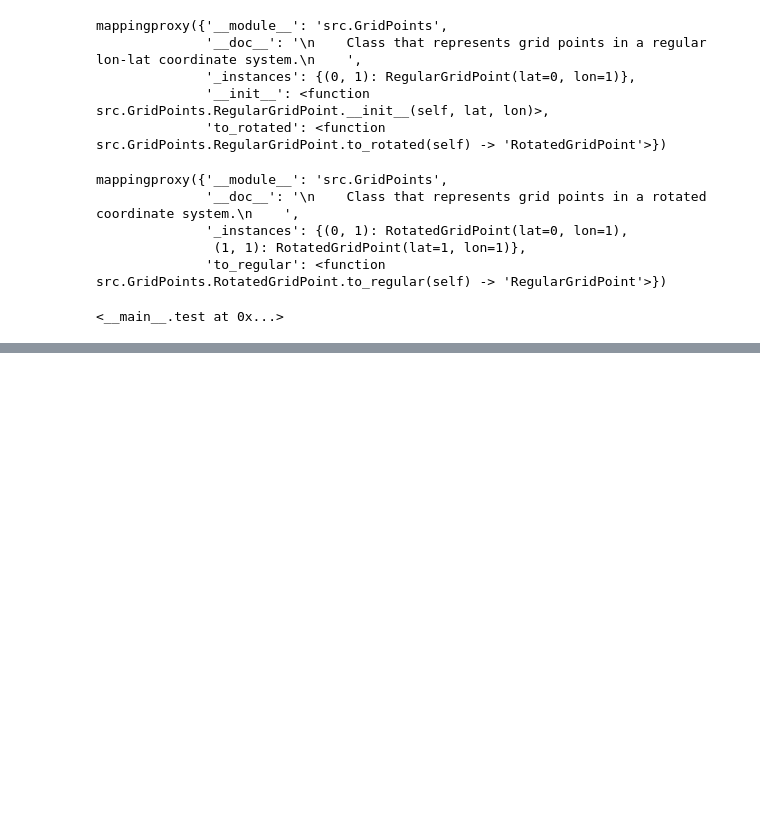
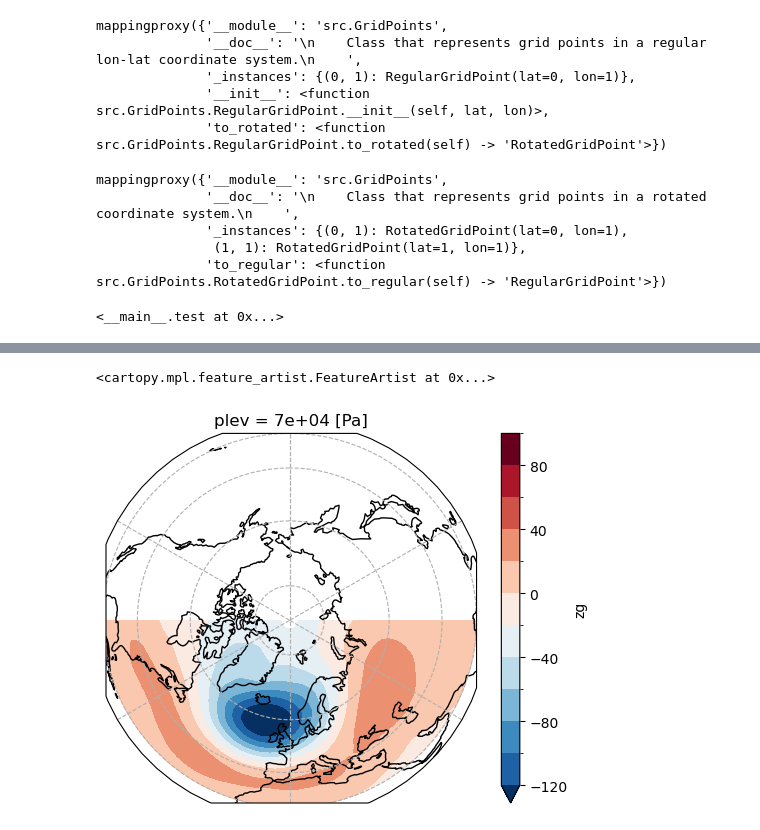
Before and after one commit to jobo95/MOAAP, a Jupyter notebook: Notebooks/playaround.ipynb, the cells around one changed output, grey strips where cells are left out. Drawn from its saved outputs; the diff is of its cells as text; code cells hidden in the pictures; blank space fills up the shorter version.

Commit message:
added cluster plotting and projection on ERA5 clusters

```diff
--- a/Notebooks/playaround.ipynb
+++ b/Notebooks/playaround.ipynb
@@ -139,0 +151,2 @@ t
+# %%
+exp= Experiments.ICON_NORESM_SSP.value
@@ -139,0 +162,4 @@ t
+# %%
+dat=xr.load_dataset(path_in+file_name)
+# %%
+BMU = pd.read_csv("/work/aa0238/a271093/data/clustering/regime_output/BMU/NorESM_ICON_SSP_gph70000_2015_2100_reglonlat_-90_90_20_88_1deg_DJF_fldmean_detrend_del29feb_aac_20PCs_4clusters_Ref_ERA5KmeansPCA.csv")
@@ -139,0 +201,42 @@ t
+# %%
+import xarray as xr
+import pandas as pd
+from datetime import datetime
+import cftime
+
+# Beispiel-Daten mit cftime.DatetimeNoLeap Objekten erstellen
+#times = [cftime.DatetimeNoLeap(1984, 1, 1) + pd.Timedelta(days=i) for i in range(10)]
+#data = xr.DataArray([1, 2, 3, 4, 5, 6, 7, 8, 9, 10], coords=[times], dims=['time'])
+
+# Das DataArray in ein Dataset umwandeln
+#dataset = xr.Dataset({'example_data': data})
+
+# Array mit Datums-Strings
+date_strings =list( BMU[BMU.cluster_name == "ATL-"].time.values)
+
+# Konvertiere die Datums-Strings in cftime.DatetimeNoLeap Objekte
+cftime_dates = [cftime.DatetimeNoLeap(datetime.strptime(date_string, '%Y-%m-%d %H:%M:%S').year,
+                                      datetime.strptime(date_string, '%Y-%m-%d %H:%M:%S').month,
+                                      datetime.strptime(date_string, '%Y-%m-%d %H:%M:%S').day,
+                                      datetime.strptime(date_string, '%Y-%m-%d %H:%M:%S').hour,
+                                      datetime.strptime(date_string, '%Y-%m-%d %H:%M:%S').minute,
+                                      datetime.strptime(date_string, '%Y-%m-%d %H:%M:%S').second)
+               for date_string in date_strings]
+
+# Daten auswählen, die zu den Datums-Strings passen
+dat_sel = dat.sel(time=cftime_dates)
+# %%
+fig, ax = plt.subplots(1,1,subplot_kw={'projection': ccrs.Orthographic(0,90)})
+
+pole_lon = 0
+pole_lat = 6.55
+crs_arctic = ccrs.RotatedPole(pole_longitude=pole_lon, pole_latitude=pole_lat)
+var_plot=np.squeeze(dat_sel.zg.mean('time'))
+var_plot.plot.contourf(transform=ccrs.PlateCarree(),levels=np.arange(-120,120,20))#.where(var_plot>0).plot(cmap='RdYlBu_r',norm=LogNorm(),ax=ax,transform=crs_rot)
+
+ax.set_extent([-180, 180, 20, 90], crs=ccrs.PlateCarree())
+ax.gridlines(linestyle='--')
+ax.coastlines()
+# %% [output]
+<cartopy.mpl.feature_artist.FeatureArtist at 0x...>
+[figure, added]
```
Also changed, not shown: parts of 8 cells of this notebook, 9 other files.
